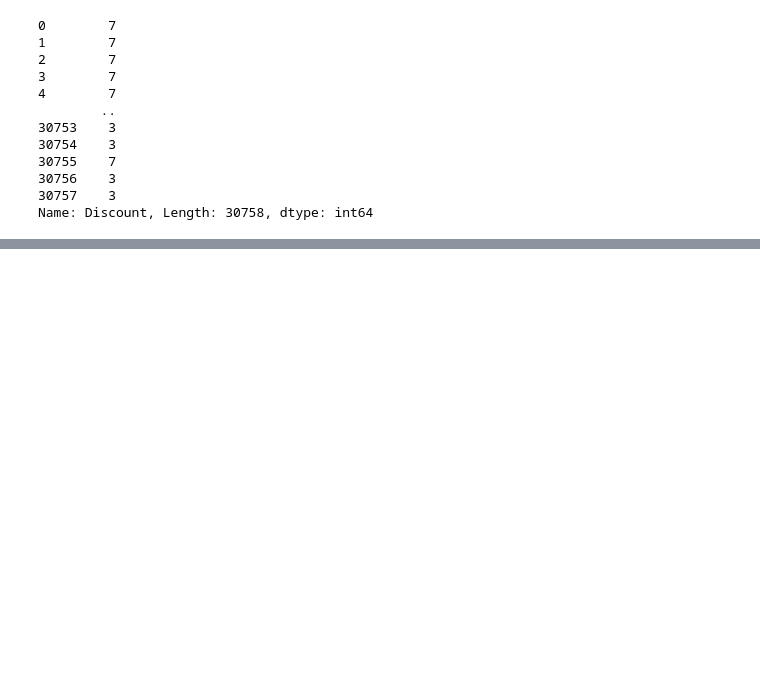
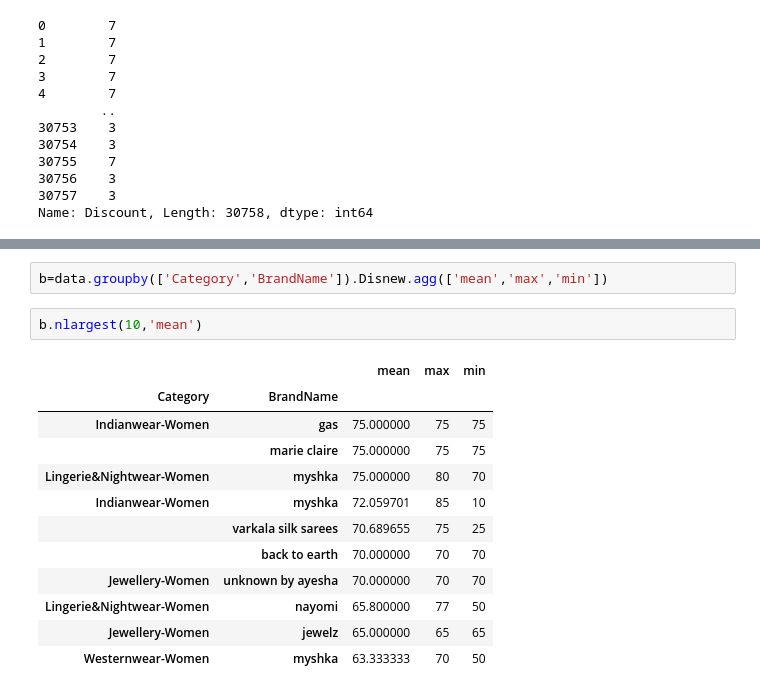
Before and after one commit to Toshashusingh/Datavisualization, a Jupyter notebook: e-commerce-dataset-with-30k-products.ipynb, the cells around one changed output, grey strips where cells are left out. Cells and saved outputs as stored; diff of their text form; blank space fills up the shorter version.

```diff
--- a/e-commerce-dataset-with-30k-products.ipynb
+++ b/e-commerce-dataset-with-30k-products.ipynb
@@ -229,0 +293,17 @@ ValueError: Unable to parse string "Na" at position 22
+# %%
+b=data.groupby(['Category','BrandName']).Disnew.agg(['mean','max','min'])
+# %%
+b.nlargest(10,'mean')
+# %% [output]
+|  |  | mean | max | min |
+| Category | BrandName |  |  |  |
+| Indianwear-Women | gas | 75.000000 | 75 | 75 |
+|  | marie claire | 75.000000 | 75 | 75 |
+| Lingerie&Nightwear-Women | myshka | 75.000000 | 80 | 70 |
+| Indianwear-Women | myshka | 72.059701 | 85 | 10 |
+|  | varkala silk sarees | 70.689655 | 75 | 25 |
+|  | back to earth | 70.000000 | 70 | 70 |
+| Jewellery-Women | unknown by ayesha | 70.000000 | 70 | 70 |
+| Lingerie&Nightwear-Women | nayomi | 65.800000 | 77 | 50 |
+| Jewellery-Women | jewelz | 65.000000 | 65 | 65 |
+| Westernwear-Women | myshka | 63.333333 | 70 | 50 |
```
Also changed, not shown: parts of 11 cells of this notebook.
